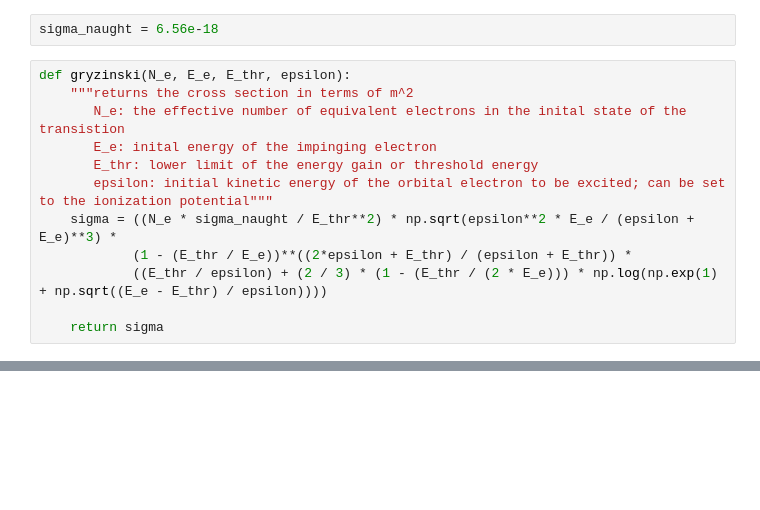
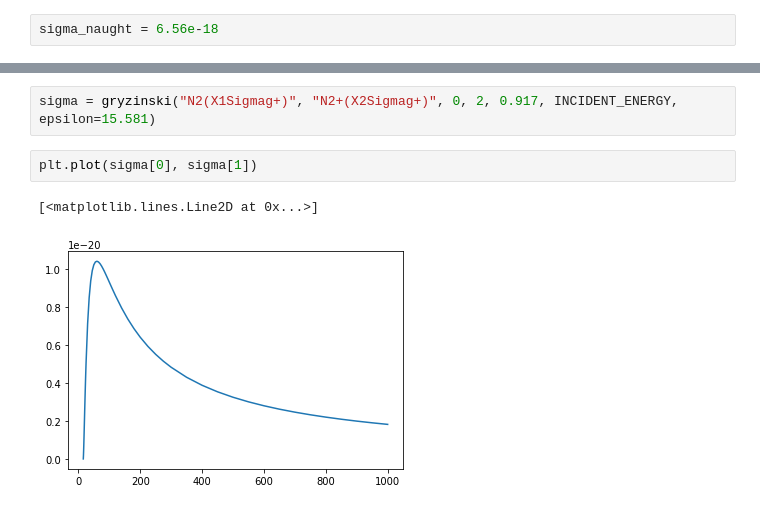
Before and after one commit to USNavalResearchLaboratory/nepc, a Jupyter notebook: nepc/methods/wunderlich/Gryzinski.ipynb, the cells around one changed output, grey strips where cells are left out. Drawn from its saved outputs; the diff is of its cells as text; blank space fills up the shorter version.

Commit message:
imported gryzinski into pcs-optimize

```diff
--- a/nepc/methods/wunderlich/Gryzinski.ipynb
+++ b/nepc/methods/wunderlich/Gryzinski.ipynb
@@ -5,15 +7,3 @@ import matplotlib.pyplot as plt
 INCIDENT_ENERGY = [16.0, 16.5, 17.0, 17.5, 18.0, 18.5, 19.0, 19.5, 20.0, 20.5, 21.0, 21.5, 22.0, 22.5, 23.0, 23.5, 24.0, 24.5, 25.0, 30.0, 35.0, 40.0, 45.0, 50.0, 55.0, 60.0, 65.0, 70.0, 75.0, 80.0, 85.0, 90.0, 95.0, 100.0, 110.0, 120.0, 140.0, 160.0, 180.0, 200.0, 225.0, 250.0, 275.0, 300.0, 350.0, 400.0, 450.0, 500.0, 550.0, 600.0, 650.0, 700.0, 750.0, 800.0, 850.0, 900.0, 950.0, 1000.0]
 # %%
 sigma_naught = 6.56e-18
-# %%
-def gryzinski(N_e, E_e, E_thr, epsilon):
-    """returns the cross section in terms of m^2
-       N_e: the effective number of equivalent electrons in the inital state of the transistion
-       E_e: inital energy of the impinging electron
-       E_thr: lower limit of the energy gain or threshold energy
-       epsilon: initial kinetic energy of the orbital electron to be excited; can be set to the ionization potential"""
-    sigma = ((N_e * sigma_naught / E_thr**2) * np.sqrt(epsilon**2 * E_e / (epsilon + E_e)**3) *
-            (1 - (E_thr / E_e))**((2*epsilon + E_thr) / (epsilon + E_thr)) *
-            ((E_thr / epsilon) + (2 / 3) * (1 - (E_thr / (2 * E_e))) * np.log(np.exp(1) + np.sqrt((E_e - E_thr) / epsilon))))
-
-    return sigma
@@ -48,0 +22,7 @@ plt.plot(INCIDENT_ENERGY, cross_section)
+# %%
+sigma = gryzinski("N2(X1Sigmag+)", "N2+(X2Sigmag+)", 0, 2, 0.917, INCIDENT_ENERGY, epsilon=15.581)
+# %%
+plt.plot(sigma[0], sigma[1])
+# %% [output]
+[<matplotlib.lines.Line2D at 0x...>]
+[figure, added]
```
Also changed, not shown: parts of 5 cells of this notebook, 2 other files.
